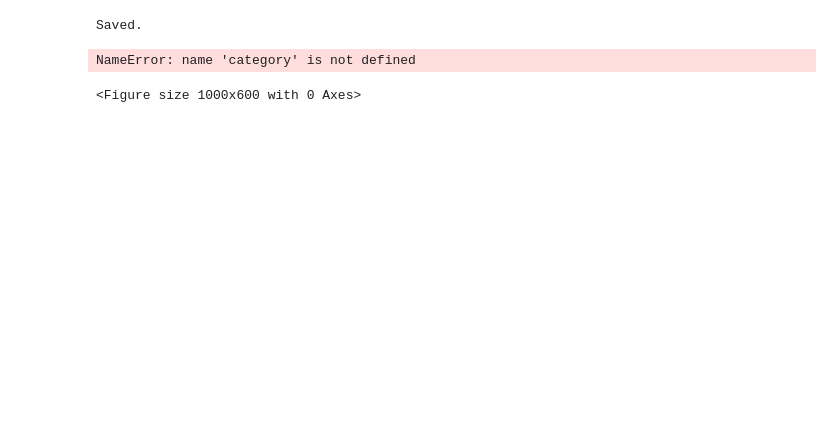
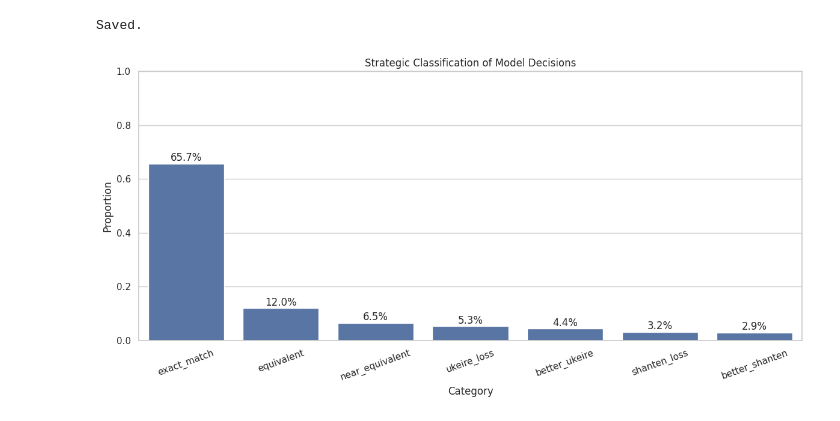
Before and after one commit to Ruipi/tfg, a Jupyter notebook: notebooks/08_validation_analysis.ipynb, the cells around one changed output. Cells and saved outputs as stored; diff of their text form; code cells hidden in the pictures; blank space fills up the shorter version.

Commit message:
complete strategic validation analysis of 100k done

```diff
--- a/notebooks/08_validation_analysis.ipynb
+++ b/notebooks/08_validation_analysis.ipynb
@@ -633,29 +764,47 @@ import matplotlib.pyplot as plt
 # %%
 sns.set_theme(style="whitegrid")
 # %%
-plt.figure(figsize=(10, 6))
+plt.figure(figsize=(12, 6))
 
 sns.barplot(
 
-    x=category_.index,
+    x=distribution.index,
 
-    y=category.values,
+    y=distribution.values,
 )
 
 plt.ylabel("Proportion")
 
 plt.xlabel("Category")
 
 plt.title(
-    "Strategic Error Distribution"
+    "Strategic Classification of Model Decisions"
 )
 
-plt.xticks(rotation=15)
+plt.xticks(rotation=20)
+
+plt.ylim(0, 1)
+
+for i, value in enumerate(
+    distribution.values
+):
+
+    plt.text(
+
+        i,
+
+        value + 0.01,
+
+        f"{value:.1%}",
+
+        ha="center",
+    )
+
+plt.tight_layout()
 
 plt.show()
 # %% [output]
-NameError: name 'category' is not defined
-<Figure size 1000x600 with 0 Axes>
+[figure, added]
 # %%
 plt.savefig(
 
```
Also changed, not shown: parts of 28 cells of this notebook, 8 other files.
